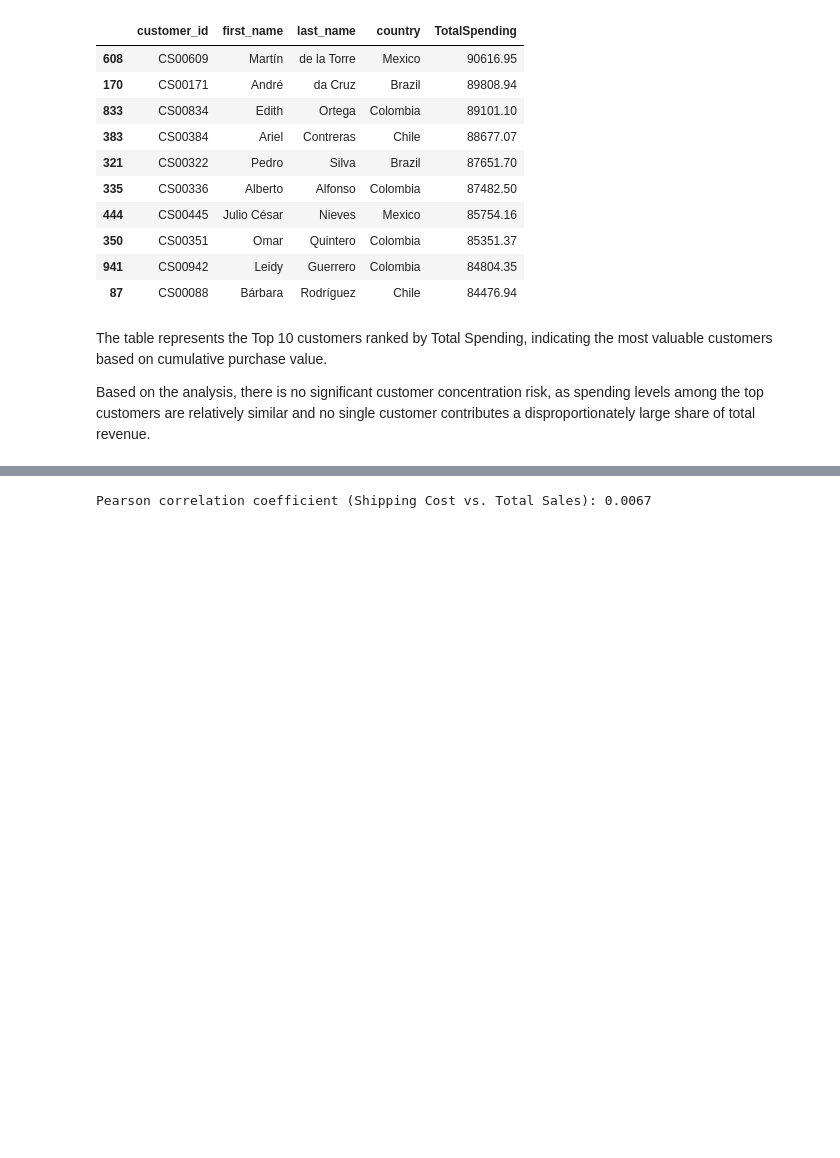
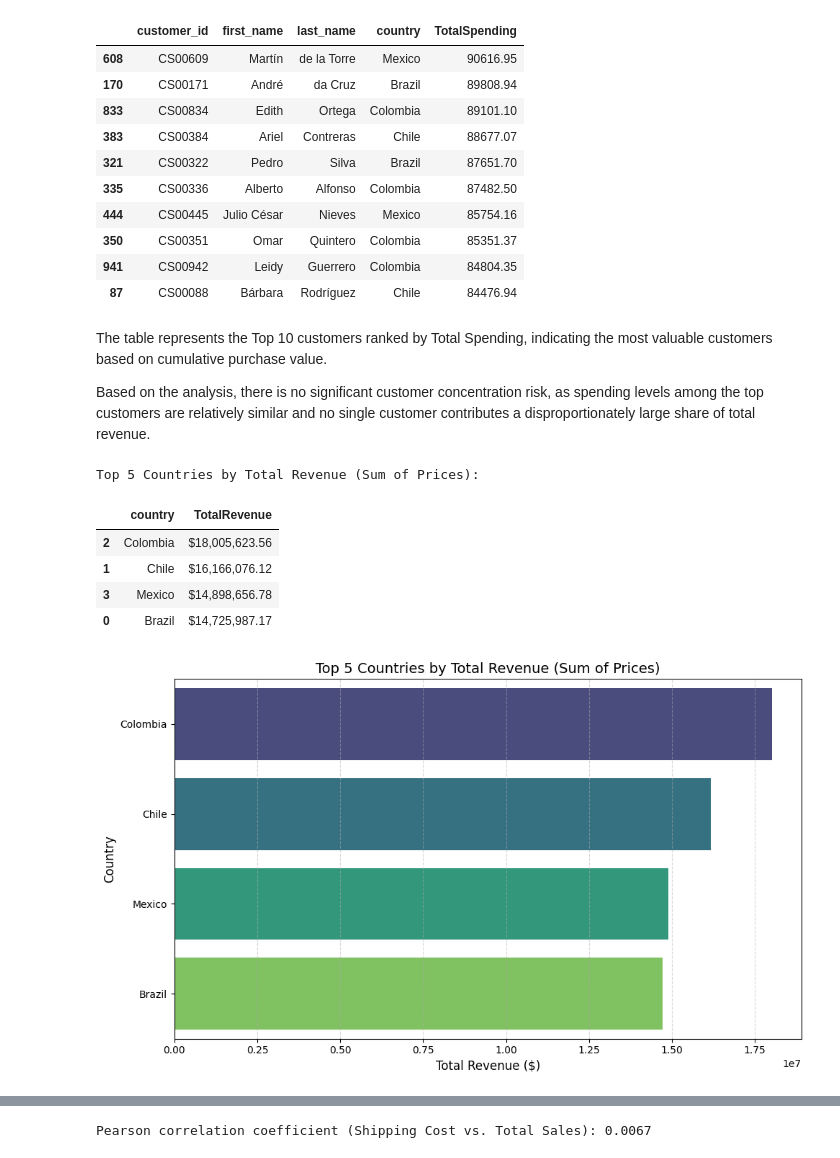
Before and after one commit to VY-MS123/NTUC_Capstone_MarketAnalysis, a Jupyter notebook: Capstone_Market.ipynb, the cells around one changed output, grey strips where cells are left out. Saved outputs shown, nothing was run; the diff lists cells and outputs as text; code cells hidden in the pictures; blank space fills up the shorter version.

```diff
--- a/Capstone_Market.ipynb
+++ b/Capstone_Market.ipynb
@@ -224,3 +224,55 @@ display(top_10_spenders[['customer_id', 'first_name', 'last_name', 'country', 'T
 The table represents the Top 10 customers ranked by Total Spending, indicating the most valuable customers based on cumulative purchase value.
 
 Based on the analysis, there is no significant customer concentration risk, as spending levels among the top customers are relatively similar and no single customer contributes a disproportionately large share of total revenue.
+# %%
+import pandas as pd
+import matplotlib.pyplot as plt
+import seaborn as sns
+
+# Ensure we use purchase and customer datasets
+cust_url = 'https://raw.githubusercontent.com/VY-MS123/NTUC_Capstone_MarketAnalysis/refs/heads/main/customer.csv'
+purch_url = 'https://raw.githubusercontent.com/VY-MS123/NTUC_Capstone_MarketAnalysis/refs/heads/main/purchase.csv'
+
+cust_df = pd.read_csv(cust_url)
+purch_df = pd.read_csv(purch_url)
+
+# Calculate revenue based on price alone (sales = price)
+purch_df['TotalRevenue'] = purch_df['price']
+
+# Merge datasets on customer_id to get customer geographic info
+merged_df = pd.merge(purch_df, cust_df, on='customer_id')
+
+# Aggregate total revenue by country
+country_revenue = merged_df.groupby('country')['TotalRevenue'].sum().reset_index()
+
+# Select the top 5 countries by revenue
+top_5_countries = country_revenue.sort_values(by='TotalRevenue', ascending=False).head(5)
+
+# Display the tabular summary
+print("Top 5 Countries by Total Revenue (Sum of Prices):")
+display(top_5_countries.style.format({'TotalRevenue': '${:,.2f}'}))
+
+# Visualize the results
+plt.figure(figsize=(10, 6))
+sns.barplot(
+    data=top_5_countries,
+    x='TotalRevenue',
+    y='country',
+    hue='country',
+    palette='viridis',
+    legend=False
+)
+plt.title('Top 5 Countries by Total Revenue (Sum of Prices)', fontsize=14)
+plt.xlabel('Total Revenue ($)', fontsize=12)
+plt.ylabel('Country', fontsize=12)
+plt.grid(True, axis='x', linestyle='--', alpha=0.5)
+plt.tight_layout()
+plt.show()
+# %% [output]
+Top 5 Countries by Total Revenue (Sum of Prices):
+|  | country | TotalRevenue |
+| 2 | Colombia | $18,005,623.56 |
+| 1 | Chile | $16,166,076.12 |
+| 3 | Mexico | $14,898,656.78 |
+| 0 | Brazil | $14,725,987.17 |
+[figure, added]
```
Also changed, not shown: parts of 4 cells of this notebook.
